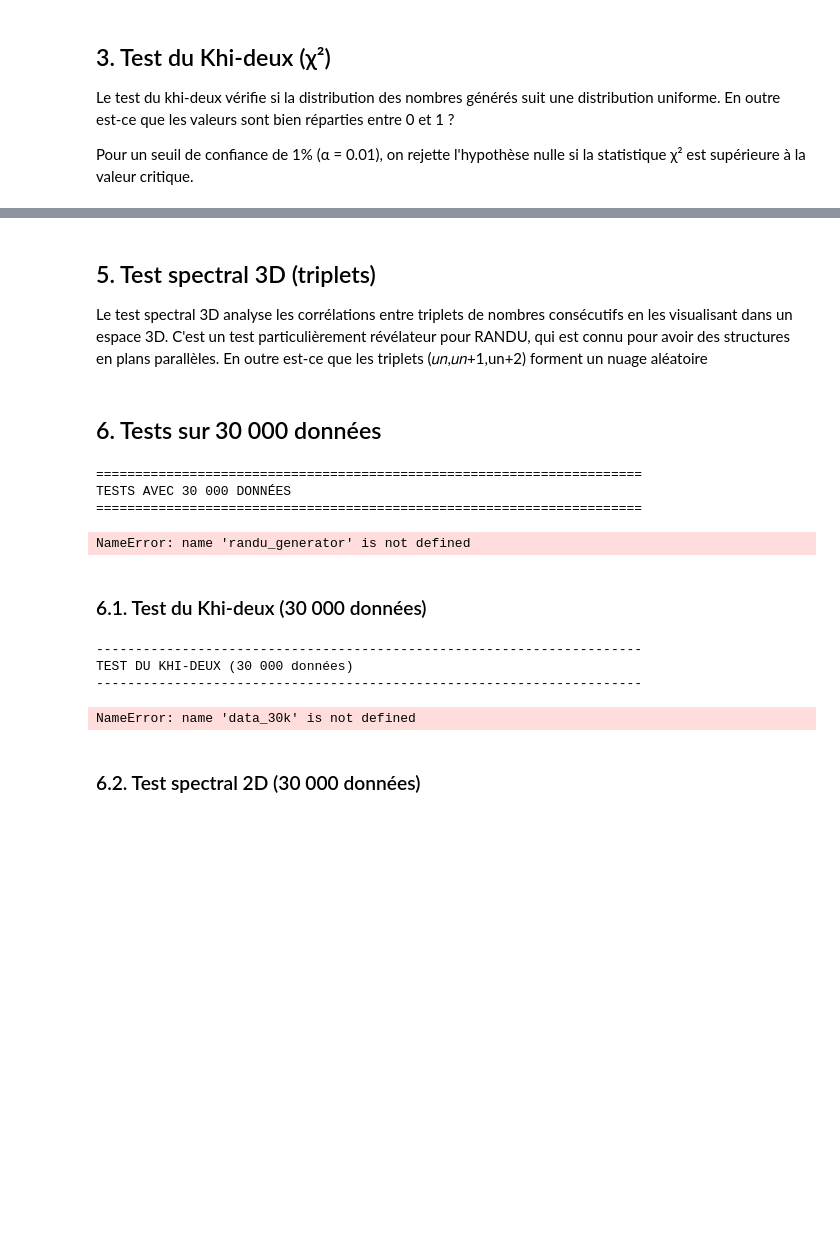
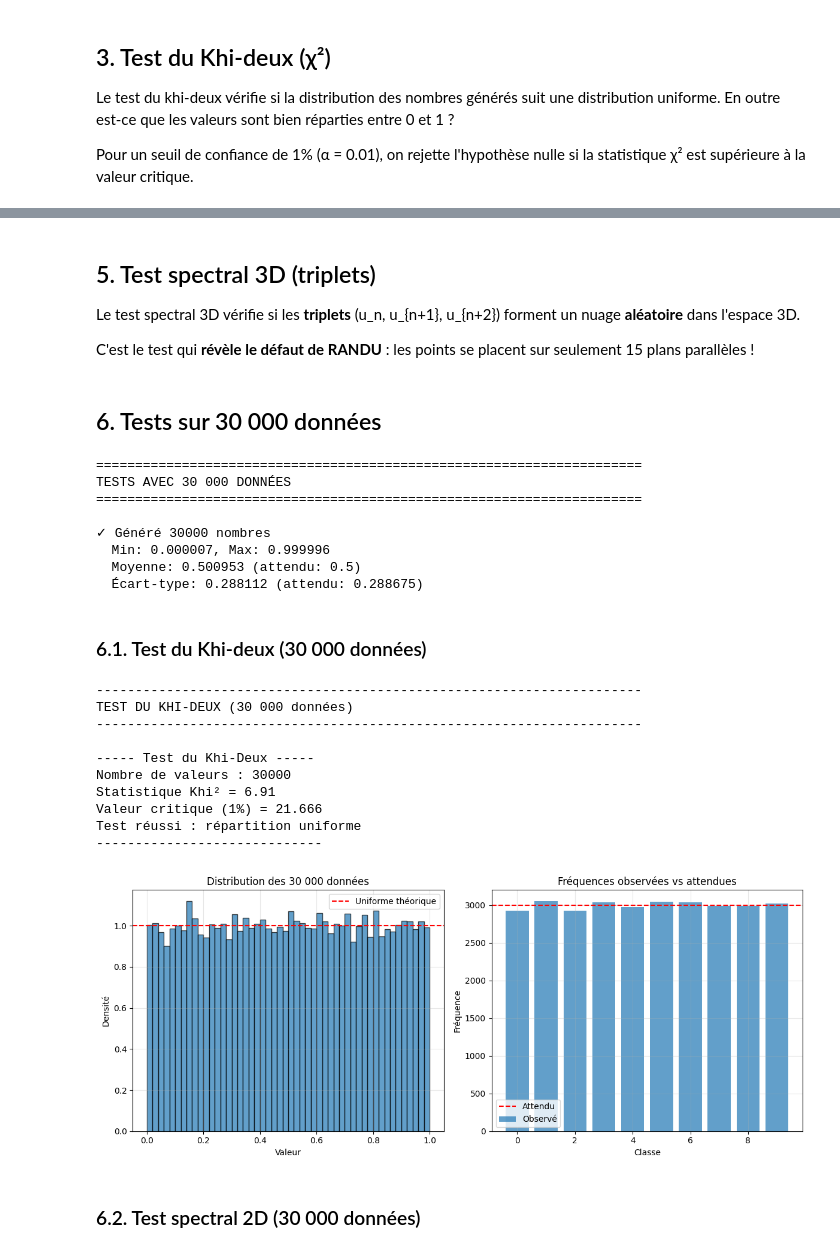
Before and after one commit to ESORRAL/TP_Proba_SEM3, a Jupyter notebook: main.ipynb, the cells around one changed output, grey strips where cells are left out. Cells and saved outputs as stored; diff of their text form; code cells hidden in the pictures; blank space fills up the shorter version.

```diff
--- a/main.ipynb
+++ b/main.ipynb
@@ -158,6 +118,7 @@ def evaluate_2d_test(correlation, threshold=0.1):
 # %% [markdown]
 ## 5. Test spectral 3D (triplets)
 
-Le test spectral 3D analyse les corrélations entre triplets de nombres consécutifs en les visualisant dans un espace 3D. C'est un test particulièrement révélateur pour RANDU, qui est connu pour avoir des structures en plans parallèles.
-En outre est-ce que les triplets (𝑢𝑛,𝑢𝑛+1,un+2) forment un nuage aléatoire
+Le test spectral 3D vérifie si les **triplets** (u_n, u_{n+1}, u_{n+2}) forment un nuage **aléatoire** dans l'espace 3D.
+
+C'est le test qui **révèle le défaut de RANDU** : les points se placent sur seulement 15 plans parallèles !
 # %%
@@ -256,7 +149,7 @@ print("TESTS AVEC 30 000 DONNÉES")
 print("="*70)
 
 # Génération des données
-data_30k = randu_generator(12345, 30000)
+data_30k = np.array(randu(30000, 12345))  # Convertir en array NumPy
 
 print(f"\n✓ Généré {len(data_30k)} nombres")
 print(f"  Min: {data_30k.min():.6f}, Max: {data_30k.max():.6f}")
@@ -266,46 +159,57 @@ print(f"  Écart-type: {data_30k.std():.6f} (attendu: {1/np.sqrt(12):.6f})")
 ======================================================================
 TESTS AVEC 30 000 DONNÉES
 ======================================================================
+
+✓ Généré 30000 nombres
+  Min: 0.000007, Max: 0.999996
+  Moyenne: 0.500953 (attendu: 0.5)
+  Écart-type: 0.288112 (attendu: 0.288675)
-NameError: name 'randu_generator' is not defined
 # %% [markdown]
 ### 6.1. Test du Khi-deux (30 000 données)
 # %%
 print("\n" + "-"*70)
 print("TEST DU KHI-DEUX (30 000 données)")
 print("-"*70 + "\n")
 
-results_chi2_30k = chi_square_test(data_30k, num_bins=100, alpha=0.01)
-print_chi_square_results(results_chi2_30k)
+# Utiliser la fonction test_khi2 que vous avez déjà définie
+test_khi2(data_30k)
 
 # Visualisation de la distribution
 plt.figure(figsize=(12, 5))
 plt.subplot(1, 2, 1)
 plt.hist(data_30k, bins=50, density=True, alpha=0.7, edgecolor='black')
 plt.axhline(y=1, color='r', linestyle='--', label='Uniforme théorique')
 plt.xlabel('Valeur')
 plt.ylabel('Densité')
 plt.title('Distribution des 30 000 données')
 plt.legend()
 plt.grid(True, alpha=0.3)
 
 plt.subplot(1, 2, 2)
-observed, bins = np.histogram(data_30k, bins=100, range=(0, 1))
-expected = len(data_30k) / 100
-plt.bar(range(100), observed, alpha=0.7, label='Observé')
+observed, bins = np.histogram(data_30k, bins=10, range=(0, 1))
+expected = len(data_30k) / 10
+plt.bar(range(10), observed, alpha=0.7, label='Observé')
 plt.axhline(y=expected, color='r', linestyle='--', label='Attendu')
 plt.xlabel('Classe')
 plt.ylabel('Fréquence')
 plt.title('Fréquences observées vs attendues')
 plt.legend()
 plt.grid(True, alpha=0.3)
 
 plt.tight_layout()
 plt.show()
 # %% [output]
 ----------------------------------------------------------------------
 TEST DU KHI-DEUX (30 000 données)
 ----------------------------------------------------------------------
+
+----- Test du Khi-Deux -----
+Nombre de valeurs : 30000
+Statistique Khi² = 6.91
+Valeur critique (1%) = 21.666
+Test réussi : répartition uniforme
+-----------------------------
-NameError: name 'data_30k' is not defined
+[figure, added]
 # %% [markdown]
 ### 6.2. Test spectral 2D (30 000 données)
 # %%
```
Also changed, not shown: parts of 17 cells of this notebook.
